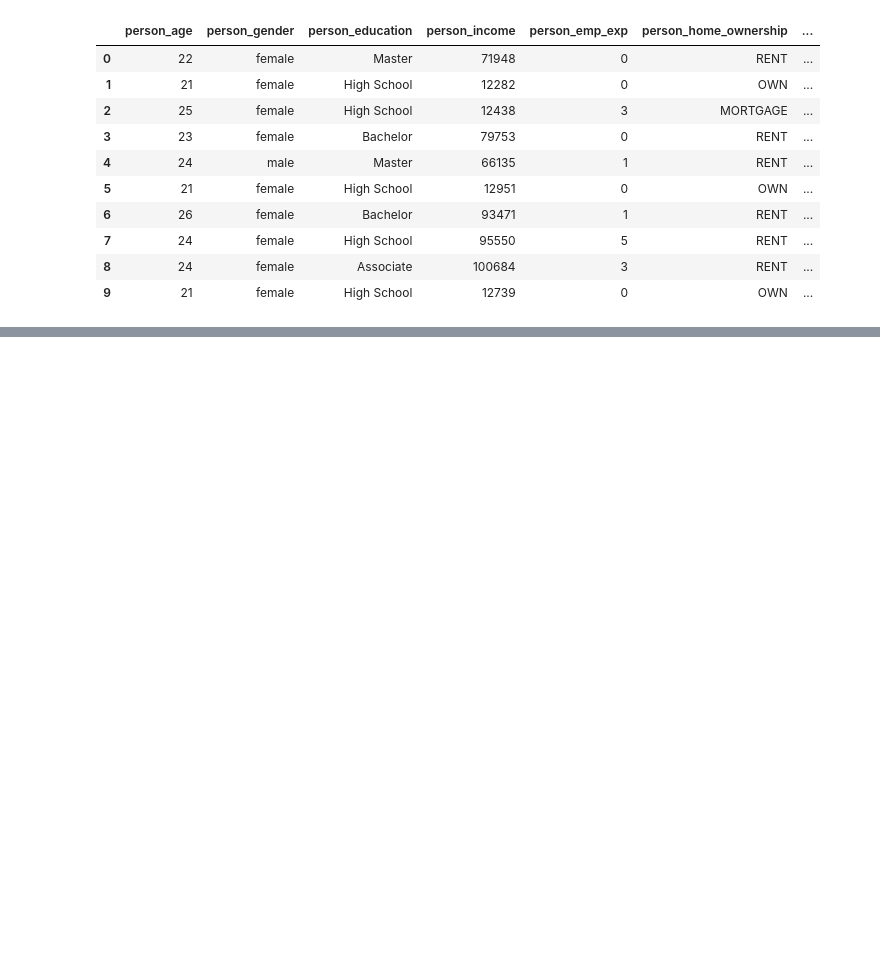
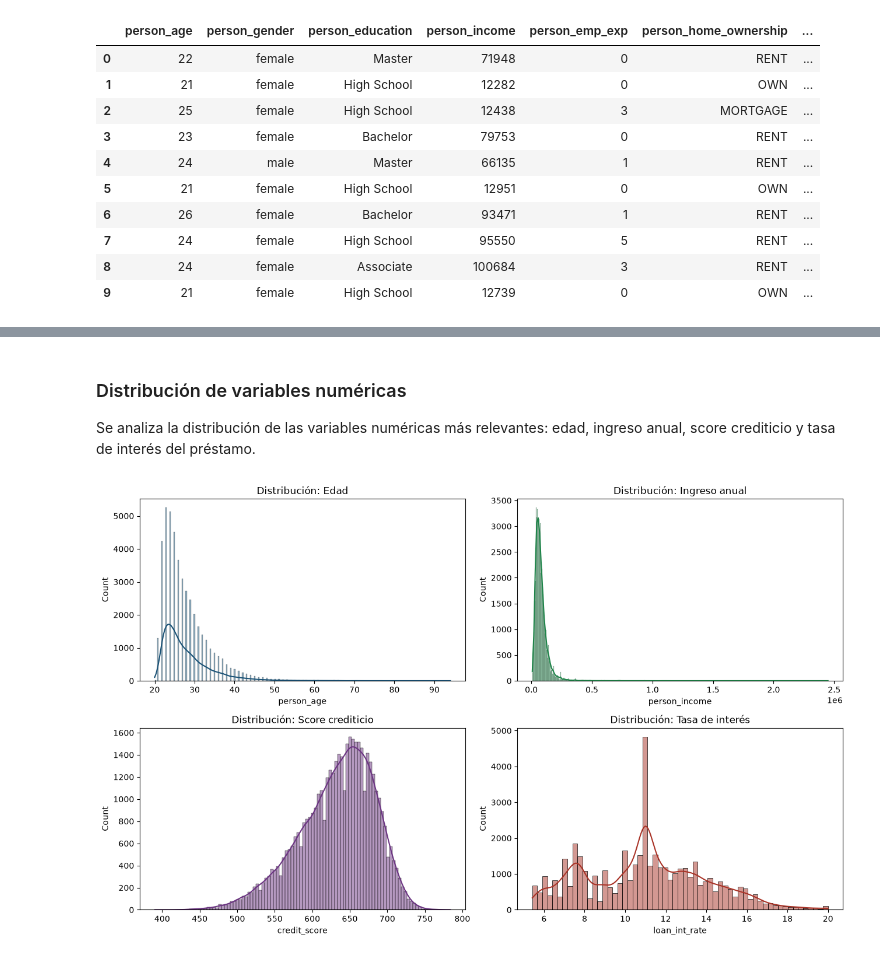
Before and after one commit to karlahp/dataops-loan-pipeline, a Jupyter notebook: notebooks/4_entrenamiento_modelo.ipynb, the cells around one changed output, grey strips where cells are left out. Cells and saved outputs as stored; diff of their text form; code cells hidden in the pictures; blank space fills up the shorter version.

```diff
--- a/notebooks/4_entrenamiento_modelo.ipynb
+++ b/notebooks/4_entrenamiento_modelo.ipynb
@@ -64,0 +145,22 @@ df.head(10)
+# %% [markdown]
+### Distribución de variables numéricas
+
+Se analiza la distribución de las variables numéricas más relevantes: edad, ingreso anual, score crediticio y tasa de interés del préstamo.
+# %%
+fig, axes = plt.subplots(2, 2, figsize=(13, 8))
+sns.histplot(df['person_age'], kde=True, ax=axes[0,0], color='#1A5276')
+axes[0,0].set_title('Distribución: Edad')
+
+sns.histplot(df['person_income'], kde=True, ax=axes[0,1], color='#1E8449')
+axes[0,1].set_title('Distribución: Ingreso anual')
+
+sns.histplot(df['credit_score'], kde=True, ax=axes[1,0], color='#6C3483')
+axes[1,0].set_title('Distribución: Score crediticio')
+
+sns.histplot(df['loan_int_rate'], kde=True, ax=axes[1,1], color='#A93226')
+axes[1,1].set_title('Distribución: Tasa de interés')
+
+plt.tight_layout()
+plt.show()
+# %% [output]
+[figure, added]
```
Also changed, not shown: parts of 6 cells of this notebook.
